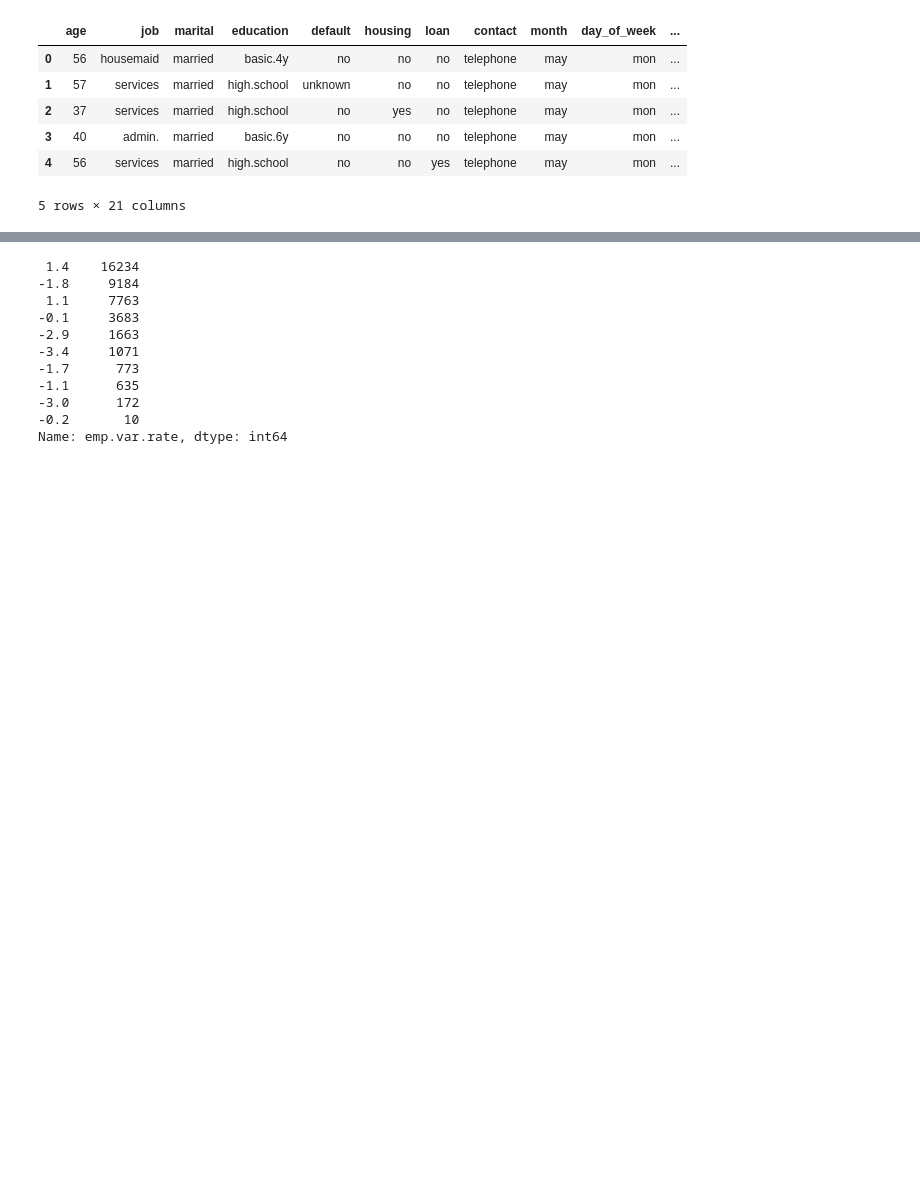
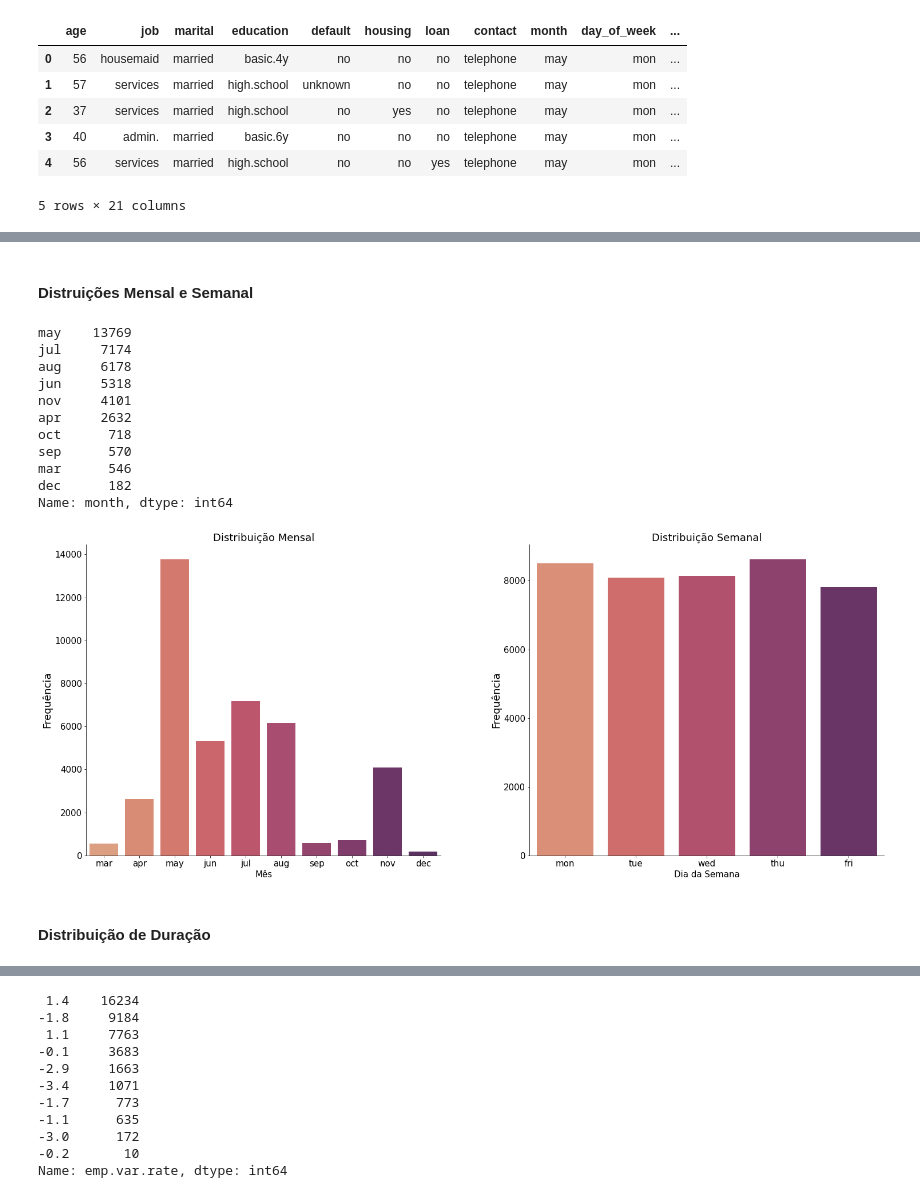
Before and after one commit to 13caroline/term-deposit-subscriptions, a Jupyter notebook: Data_Handling/Data_Analysis.ipynb, the cells around one changed output, grey strips where cells are left out. Saved outputs shown, nothing was run; the diff lists cells and outputs as text; code cells hidden in the pictures; blank space fills up the shorter version.

```diff
--- a/Data_Handling/Data_Analysis.ipynb
+++ b/Data_Handling/Data_Analysis.ipynb
@@ -341,0 +280,36 @@ Name: duration, dtype: int64
+# %% [markdown]
+#### Distruições Mensal e Semanal
+# %%
+fig, (ax1,ax2) = plt.subplots(nrows = 1, ncols = 2, figsize = (25,10))
+sns.countplot(x = 'month', data = data, palette = "flare", ax = ax1, order = ['mar', 'apr', 'may', 'jun', 'jul', 'aug', 'sep', 'oct', 'nov', 'dec'])
+ax1.set_xlabel('Mês', fontsize=15)
+ax1.set_ylabel('Frequência', fontsize=18)
+ax1.set_title('Distribuição Mensal', fontsize=18)
+ax1.tick_params(labelsize=15)
+
+sns.countplot(x = 'day_of_week', data = data, palette = "flare", ax = ax2)
+ax2.set_xlabel('Dia da Semana', fontsize=15)
+ax2.set_ylabel('Frequência', fontsize=18)
+ax2.set_title('Distribuição Semanal', fontsize=18)
+ax2.tick_params(labelsize=15)
+sns.despine()
+
+plt.subplots_adjust(wspace = 0.25)
+
+data['day_of_week'].value_counts()
+data['month'].value_counts()
+# %% [output]
+may    13769
+jul     7174
+aug     6178
+jun     5318
+nov     4101
+apr     2632
+oct      718
+sep      570
+mar      546
+dec      182
+Name: month, dtype: int64
+[figure, added]
+# %% [markdown]
+#### Distribuição de Duração
```
Also changed, not shown: parts of 52 cells of this notebook.
